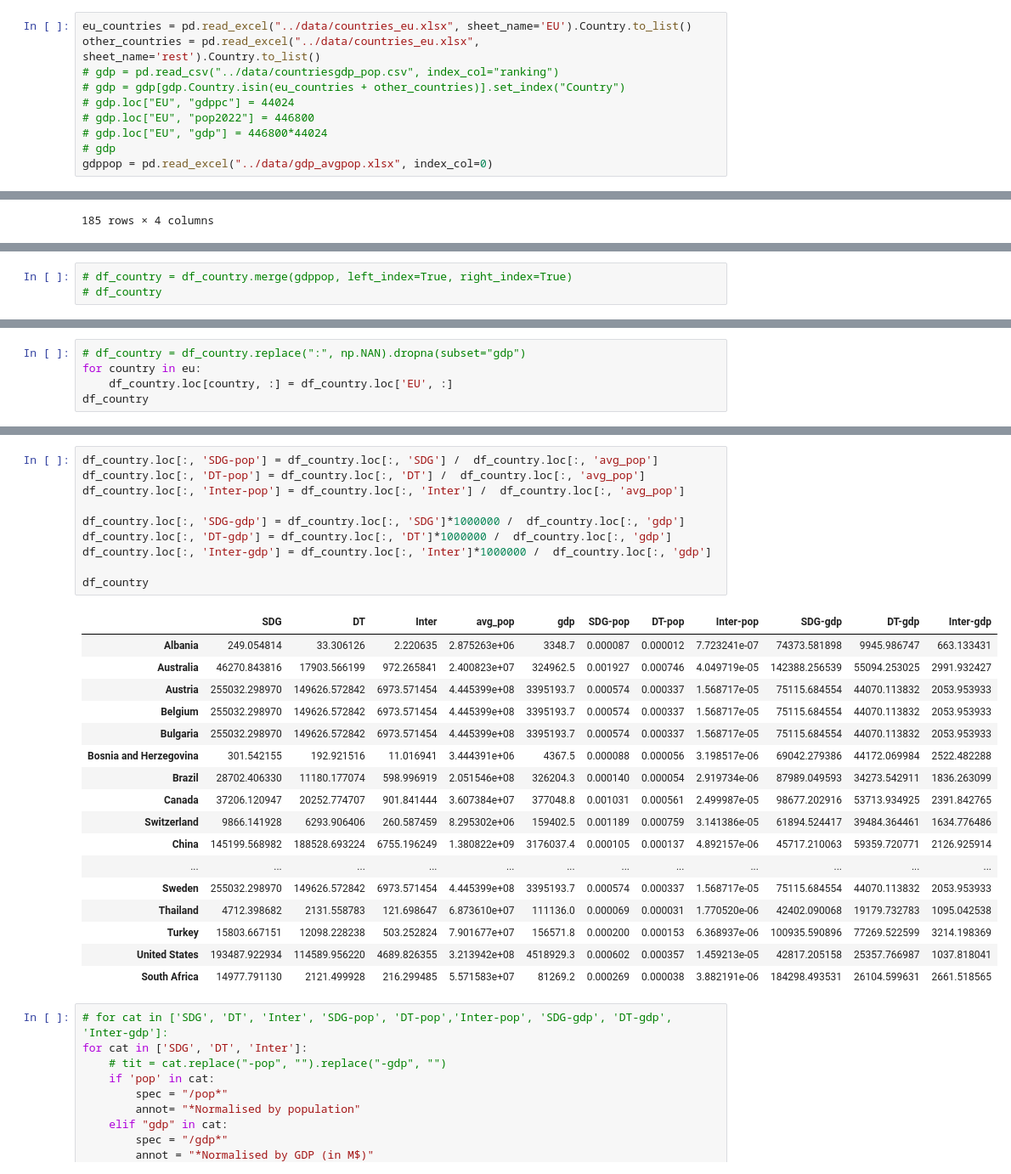
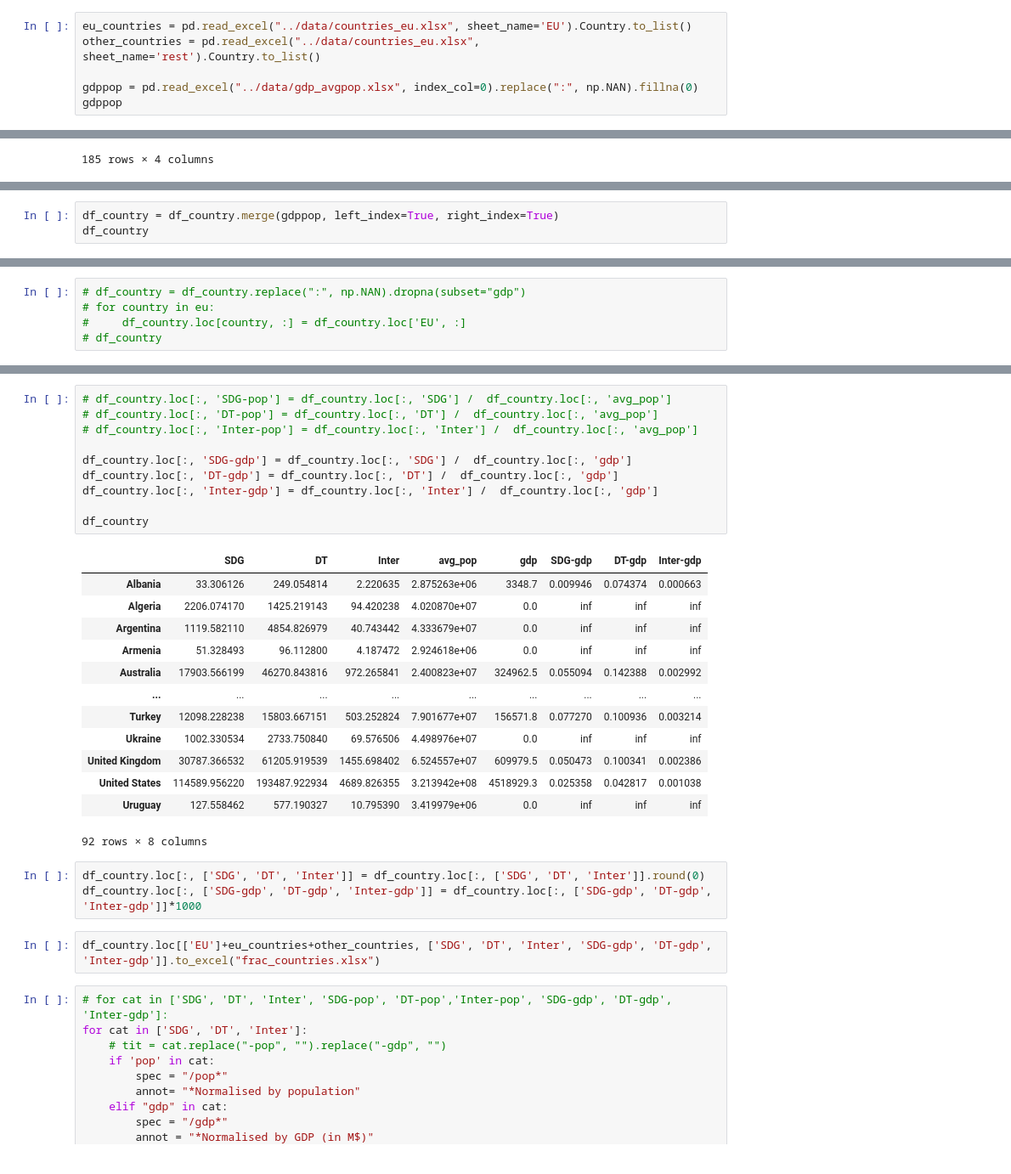
Before and after one commit to KnuxV/SDG, a Jupyter notebook: notebooks/INNOVA3.ipynb, the cells around one changed output, grey strips where cells are left out. Shown at 85% size. Cells and saved outputs as stored; diff of their text form.

```diff
--- a/notebooks/INNOVA3.ipynb
+++ b/notebooks/INNOVA3.ipynb
@@ -25,10 +42,6 @@ idx_sdg_dt = {name: i for i, name in enumerate(list(df_sdg_dt), start=0)}
 # %%
 eu_countries = pd.read_excel("../data/countries_eu.xlsx", sheet_name='EU').Country.to_list()
 other_countries = pd.read_excel("../data/countries_eu.xlsx", sheet_name='rest').Country.to_list()
-# gdp = pd.read_csv("../data/countriesgdp_pop.csv", index_col="ranking")
-# gdp = gdp[gdp.Country.isin(eu_countries + other_countries)].set_index("Country")
-# gdp.loc["EU", "gdppc"] = 44024
-# gdp.loc["EU", "pop2022"] = 446800
-# gdp.loc["EU", "gdp"] = 446800*44024
-# gdp
-gdppop = pd.read_excel("../data/gdp_avgpop.xlsx", index_col=0)
+
+gdppop = pd.read_excel("../data/gdp_avgpop.xlsx", index_col=0).replace(":", np.NAN).fillna(0)
+gdppop
@@ -365,7 +392,7 @@ df_country
 222 rows × 3 columns
 # %%
-# df_country = df_country.merge(gdppop, left_index=True, right_index=True)
-# df_country
+df_country = df_country.merge(gdppop, left_index=True, right_index=True)
+df_country
 # %% [output]
 |  | SDG | DT | Inter | avg_pop | gdp |
 | Albania | 33.306126 | 249.054814 | 2.220635 | 2.875263e+06 | 3348.7 |
@@ -382,7 +409,7 @@ df_country
 92 rows × 5 columns
 # %%
 # df_country = df_country.replace(":", np.NAN).dropna(subset="gdp")
-for country in eu:
-    df_country.loc[country, :] = df_country.loc['EU', :]
-df_country
+# for country in eu:
+#     df_country.loc[country, :] = df_country.loc['EU', :]
+# df_country
 # %% [output]
@@ -403,31 +429,32 @@ df_country
 # %%
-df_country.loc[:, 'SDG-pop'] = df_country.loc[:, 'SDG'] /  df_country.loc[:, 'avg_pop']
-df_country.loc[:, 'DT-pop'] = df_country.loc[:, 'DT'] /  df_country.loc[:, 'avg_pop']
-df_country.loc[:, 'Inter-pop'] = df_country.loc[:, 'Inter'] /  df_country.loc[:, 'avg_pop']
+# df_country.loc[:, 'SDG-pop'] = df_country.loc[:, 'SDG'] /  df_country.loc[:, 'avg_pop']
+# df_country.loc[:, 'DT-pop'] = df_country.loc[:, 'DT'] /  df_country.loc[:, 'avg_pop']
+# df_country.loc[:, 'Inter-pop'] = df_country.loc[:, 'Inter'] /  df_country.loc[:, 'avg_pop']
 
-df_country.loc[:, 'SDG-gdp'] = df_country.loc[:, 'SDG']*1000000 /  df_country.loc[:, 'gdp']
-df_country.loc[:, 'DT-gdp'] = df_country.loc[:, 'DT']*1000000 /  df_country.loc[:, 'gdp']
-df_country.loc[:, 'Inter-gdp'] = df_country.loc[:, 'Inter']*1000000 /  df_country.loc[:, 'gdp']
+df_country.loc[:, 'SDG-gdp'] = df_country.loc[:, 'SDG'] /  df_country.loc[:, 'gdp']
+df_country.loc[:, 'DT-gdp'] = df_country.loc[:, 'DT'] /  df_country.loc[:, 'gdp']
+df_country.loc[:, 'Inter-gdp'] = df_country.loc[:, 'Inter'] /  df_country.loc[:, 'gdp']
 
 df_country
 # %% [output]
-|  | SDG | DT | Inter | avg_pop | gdp | SDG-pop | DT-pop | Inter-pop | SDG-gdp | DT-gdp | Inter-gdp |
-| Albania | 249.054814 | 33.306126 | 2.220635 | 2.875263e+06 | 3348.7 | 0.000087 | 0.000012 | 7.723241e-07 | 74373.581898 | 9945.986747 | 663.133431 |
-| Australia | 46270.843816 | 17903.566199 | 972.265841 | 2.400823e+07 | 324962.5 | 0.001927 | 0.000746 | 4.049719e-05 | 142388.256539 | 55094.253025 | 2991.932427 |
-| Austria | 255032.298970 | 149626.572842 | 6973.571454 | 4.445399e+08 | 3395193.7 | 0.000574 | 0.000337 | 1.568717e-05 | 75115.684554 | 44070.113832 | 2053.953933 |
-| Belgium | 255032.298970 | 149626.572842 | 6973.571454 | 4.445399e+08 | 3395193.7 | 0.000574 | 0.000337 | 1.568717e-05 | 75115.684554 | 44070.113832 | 2053.953933 |
-| Bulgaria | 255032.298970 | 149626.572842 | 6973.571454 | 4.445399e+08 | 3395193.7 | 0.000574 | 0.000337 | 1.568717e-05 | 75115.684554 | 44070.113832 | 2053.953933 |
-| Bosnia and Herzegovina | 301.542155 | 192.921516 | 11.016941 | 3.444391e+06 | 4367.5 | 0.000088 | 0.000056 | 3.198517e-06 | 69042.279386 | 44172.069984 | 2522.482288 |
-| Brazil | 28702.406330 | 11180.177074 | 598.996919 | 2.051546e+08 | 326204.3 | 0.000140 | 0.000054 | 2.919734e-06 | 87989.049593 | 34273.542911 | 1836.263099 |
-| Canada | 37206.120947 | 20252.774707 | 901.841444 | 3.607384e+07 | 377048.8 | 0.001031 | 0.000561 | 2.499987e-05 | 98677.202916 | 53713.934925 | 2391.842765 |
-| Switzerland | 9866.141928 | 6293.906406 | 260.587459 | 8.295302e+06 | 159402.5 | 0.001189 | 0.000759 | 3.141386e-05 | 61894.524417 | 39484.364461 | 1634.776486 |
-| China | 145199.568982 | 188528.693224 | 6755.196249 | 1.380822e+09 | 3176037.4 | 0.000105 | 0.000137 | 4.892157e-06 | 45717.210063 | 59359.720771 | 2126.925914 |
-| ... | ... | ... | ... | ... | ... | ... | ... | ... | ... | ... | ... |
-| Sweden | 255032.298970 | 149626.572842 | 6973.571454 | 4.445399e+08 | 3395193.7 | 0.000574 | 0.000337 | 1.568717e-05 | 75115.684554 | 44070.113832 | 2053.953933 |
-| Thailand | 4712.398682 | 2131.558783 | 121.698647 | 6.873610e+07 | 111136.0 | 0.000069 | 0.000031 | 1.770520e-06 | 42402.090068 | 19179.732783 | 1095.042538 |
-| Turkey | 15803.667151 | 12098.228238 | 503.252824 | 7.901677e+07 | 156571.8 | 0.000200 | 0.000153 | 6.368937e-06 | 100935.590896 | 77269.522599 | 3214.198369 |
-| United States | 193487.922934 | 114589.956220 | 4689.826355 | 3.213942e+08 | 4518929.3 | 0.000602 | 0.000357 | 1.459213e-05 | 42817.205158 | 25357.766987 | 1037.818041 |
-| South Africa | 14977.791130 | 2121.499928 | 216.299485 | 5.571583e+07 | 81269.2 | 0.000269 | 0.000038 | 3.882191e-06 | 184298.493531 | 26104.599631 | 2661.518565 |
+|  | SDG | DT | Inter | avg_pop | gdp | SDG-gdp | DT-gdp | Inter-gdp |
+| Albania | 33.306126 | 249.054814 | 2.220635 | 2.875263e+06 | 3348.7 | 0.009946 | 0.074374 | 0.000663 |
+| Algeria | 2206.074170 | 1425.219143 | 94.420238 | 4.020870e+07 | 0.0 | inf | inf | inf |
+| Argentina | 1119.582110 | 4854.826979 | 40.743442 | 4.333679e+07 | 0.0 | inf | inf | inf |
+| Armenia | 51.328493 | 96.112800 | 4.187472 | 2.924618e+06 | 0.0 | inf | inf | inf |
+| Australia | 17903.566199 | 46270.843816 | 972.265841 | 2.400823e+07 | 324962.5 | 0.055094 | 0.142388 | 0.002992 |
+| ... | ... | ... | ... | ... | ... | ... | ... | ... |
+| Turkey | 12098.228238 | 15803.667151 | 503.252824 | 7.901677e+07 | 156571.8 | 0.077270 | 0.100936 | 0.003214 |
+| Ukraine | 1002.330534 | 2733.750840 | 69.576506 | 4.498976e+07 | 0.0 | inf | inf | inf |
+| United Kingdom | 30787.366532 | 61205.919539 | 1455.698402 | 6.524557e+07 | 609979.5 | 0.050473 | 0.100341 | 0.002386 |
+| United States | 114589.956220 | 193487.922934 | 4689.826355 | 3.213942e+08 | 4518929.3 | 0.025358 | 0.042817 | 0.001038 |
+| Uruguay | 127.558462 | 577.190327 | 10.795390 | 3.419979e+06 | 0.0 | inf | inf | inf |
+92 rows × 8 columns
+# %%
+df_country.loc[:, ['SDG', 'DT', 'Inter']] = df_country.loc[:, ['SDG', 'DT', 'Inter']].round(0)
+df_country.loc[:, ['SDG-gdp', 'DT-gdp', 'Inter-gdp']] = df_country.loc[:, ['SDG-gdp', 'DT-gdp', 'Inter-gdp']]*1000
+# %%
+df_country.loc[['EU']+eu_countries+other_countries, ['SDG', 'DT', 'Inter', 'SDG-gdp', 'DT-gdp', 'Inter-gdp']].to_excel("frac_countries.xlsx")
 # %%
 # for cat in ['SDG', 'DT', 'Inter', 'SDG-pop', 'DT-pop','Inter-pop', 'SDG-gdp', 'DT-gdp', 'Inter-gdp']:
 for cat in ['SDG', 'DT', 'Inter']:
```
Also changed, not shown: parts of 16 cells of this notebook, 1 other file.
